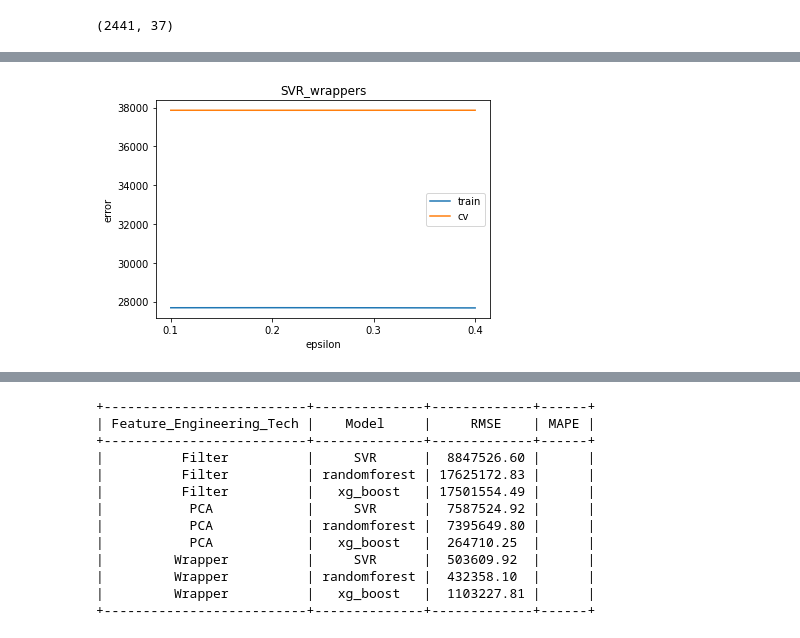
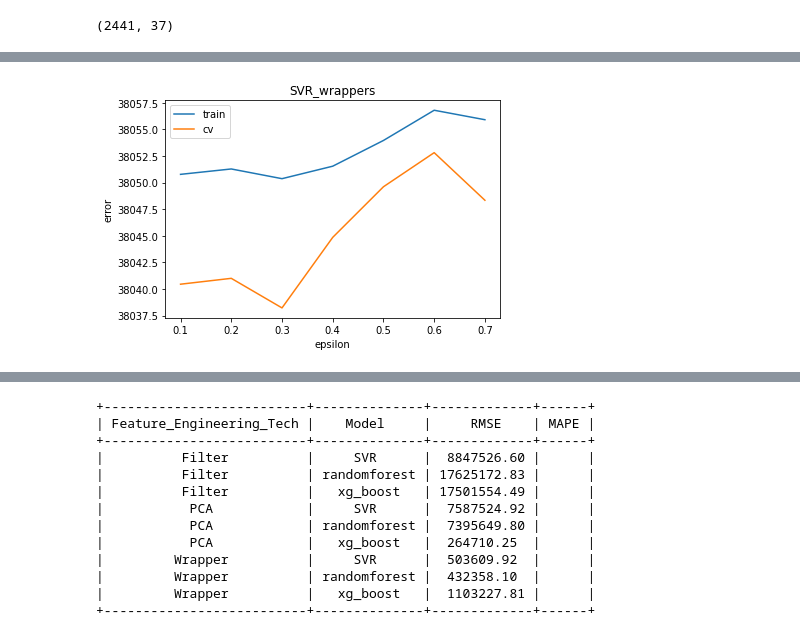
Before and after one commit to skillnerve/DataScience-Projects, a Jupyter notebook: BTC.ipynb, the cells around one changed output, grey strips where cells are left out. Saved outputs shown, nothing was run; the diff lists cells and outputs as text; code cells hidden in the pictures.

```diff
--- a/BTC.ipynb
+++ b/BTC.ipynb
@@ -779,3 +965,21 @@ x_test = sp.transform(x_test[x_test.columns[Features]])
 x_train.shape
 # %% [output]
 (2441, 37)
+# %%
+features=x_train.columns
+ss=MinMaxScaler((0,1)).fit(x_train)
+x_train=pd.DataFrame(ss.transform(x_train))
+x_cv=pd.DataFrame(ss.transform(x_cv))
+x_test=pd.DataFrame(ss.transform(x_test))
+# %%
+input_path1= Input(shape=(37))
+dense1  =Dense(10,activation='relu',kernel_initializer='he_uniform')(input_path1)
+dense2  =Dense(5,activation='relu',kernel_initializer='he_uniform')(dense1)
+dense3  =Dense(3,activation='relu',kernel_initializer='he_uniform')(dense2)
+Output =Dense(1,activation='linear')(dense3)
+
+model= Model(inputs=input_path1,outputs=Output)
+
+model.summary()
+dot_img_file = '/tmp/model_1.png'
+tf.keras.utils.plot_model(model, to_file=dot_img_file, show_shapes=True)
@@ -781,0 +1006,7 @@ x_train.shape
+# %%
+opt=tf.keras.optimizers.Adam(learning_rate=0.001)
+model.compile(loss='log_cosh',optimizer=opt,metrics=['mean_squared_error','mean_absolute_error'])
+logdir = "logs/fit/" + datetime.now().strftime("%Y%m%d-%H%M%S")
+# %%
+tensorboard_callback = keras.callbacks.TensorBoard(log_dir=logdir)
+model.fit(x_train,y_train,validation_data=(x_cv,y_cv),batch_size=1,epochs=30,callbacks=[tensorboard_callback,cb])
@@ -802,21 +1067,21 @@ plt.show()
 # %%
 train=[]
 cv=[]
-for i in [0.1,0.2,0.3,0.4]:
-  regr = make_pipeline(RobustScaler(),StandardScaler(), SVR(kernel='rbf',C=1000, epsilon=i))
+for i in [0.1,0.2,0.3,0.4,0.5,0.6,0.7]:
+  regr = make_pipeline(RobustScaler(),StandardScaler(), SVR(kernel='rbf',C=800, epsilon=i))
   regr.fit(x_train,y_train)
   y_train_pred=regr.predict(x_train)
   train.append(mean_squared_error(y_train, y_train_pred))
   y_cv_pred=regr.predict(x_cv)
   cv.append(mean_squared_error(y_cv, y_cv_pred))
 plt.plot(train,label='train')
 plt.plot(cv,label='cv')
 plt.xlabel('epsilon')
-plt.xticks([0,1,2,3],[0.1,0.2,0.3,0.4])
+plt.xticks([0,1,2,3,4,5,6],[0.1,0.2,0.3,0.4,0.5,0.6,0.7])
 plt.ylabel('error')
 plt.title('SVR_wrappers')
 plt.legend()
 plt.show()
 # %% [output]
-[figure, old version]
+[figure, new version]
 # %%
```
Also changed, not shown: parts of 141 cells of this notebook.
